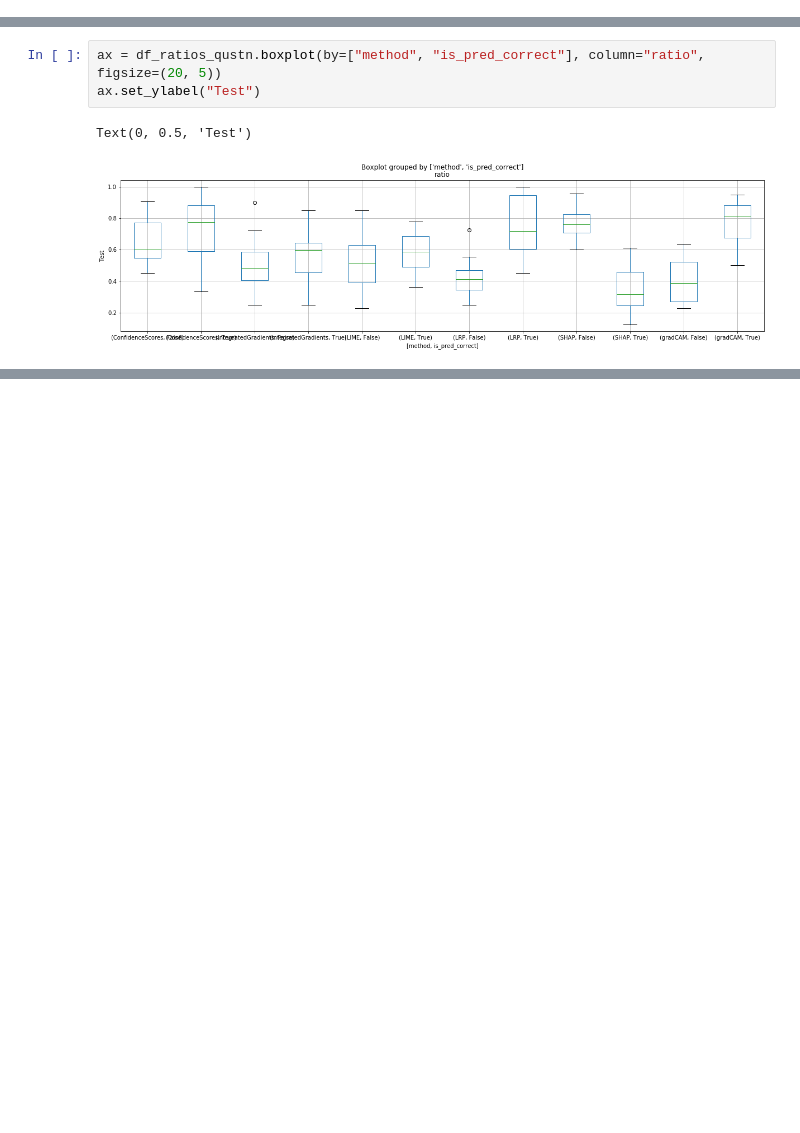
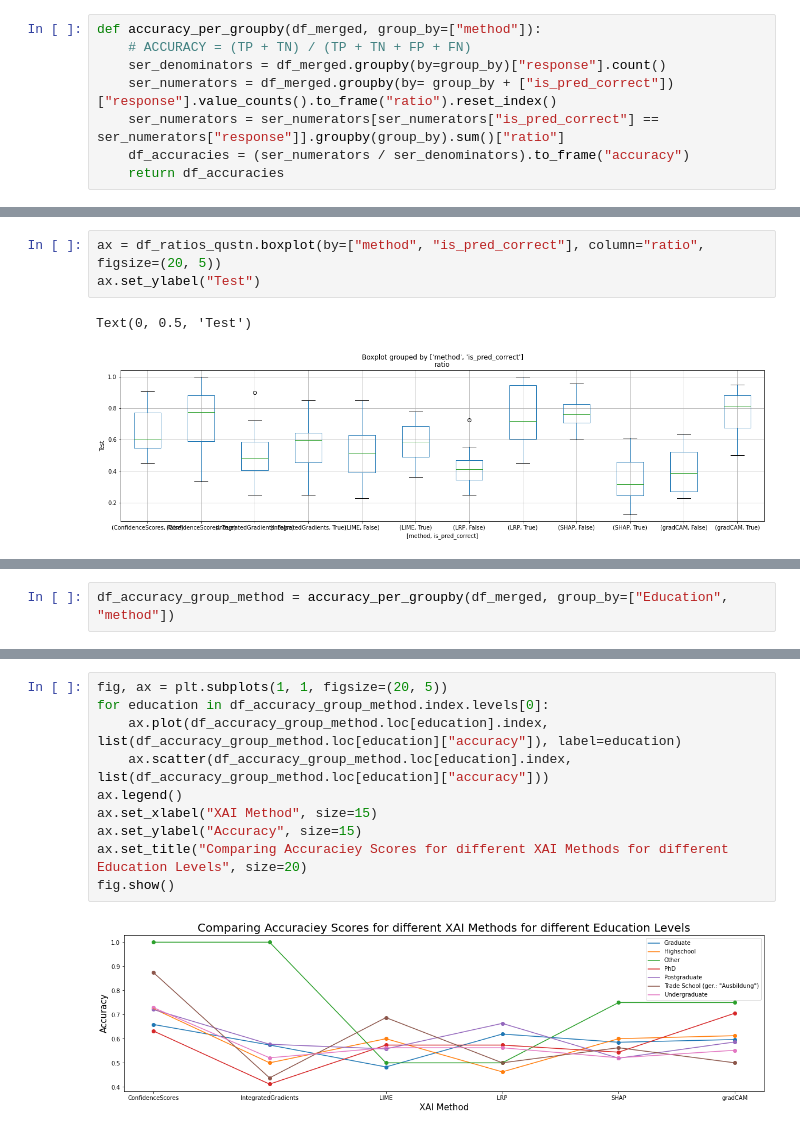
Before and after one commit to tlabarta/helpfulnessofxai, a Jupyter notebook: questionnaire_metrics_calculator.ipynb, the cells around one changed output, grey strips where cells are left out. Saved outputs shown, nothing was run; the diff lists cells and outputs as text; blank space fills up the shorter version.

Commit message:
accuracy, accuracy per education, included TIME003 in df_prepared, ...

```diff
--- a/questionnaire_metrics_calculator.ipynb
+++ b/questionnaire_metrics_calculator.ipynb
@@ -47,0 +49,8 @@ num_guessed_wrong_if_wrong / num_wrong_overall
+# %%
+def accuracy_per_groupby(df_merged, group_by=["method"]):
+    # ACCURACY = (TP + TN) / (TP + TN + FP + FN)
+    ser_denominators = df_merged.groupby(by=group_by)["response"].count()
+    ser_numerators = df_merged.groupby(by= group_by + ["is_pred_correct"])["response"].value_counts().to_frame("ratio").reset_index()
+    ser_numerators = ser_numerators[ser_numerators["is_pred_correct"] == ser_numerators["response"]].groupby(group_by).sum()["ratio"]
+    df_accuracies = (ser_numerators / ser_denominators).to_frame("accuracy")
+    return df_accuracies
@@ -231,0 +231,2 @@ df_ratios_qustn
+# %%
+df_accuracy_group_method = accuracy_per_groupby(df_merged, group_by=["Education", "method"])
@@ -231,0 +254,12 @@ df_ratios_qustn
+# %%
+fig, ax = plt.subplots(1, 1, figsize=(20, 5))
+for education in df_accuracy_group_method.index.levels[0]:
+    ax.plot(df_accuracy_group_method.loc[education].index, list(df_accuracy_group_method.loc[education]["accuracy"]), label=education)
+    ax.scatter(df_accuracy_group_method.loc[education].index, list(df_accuracy_group_method.loc[education]["accuracy"]))
+ax.legend()
+ax.set_xlabel("XAI Method", size=15)
+ax.set_ylabel("Accuracy", size=15)
+ax.set_title("Comparing Accuraciey Scores for different XAI Methods for different Education Levels", size=20)
+fig.show()
+# %% [output]
+[figure, added]
```
Also changed, not shown: parts of 17 cells of this notebook, 3 other files.
